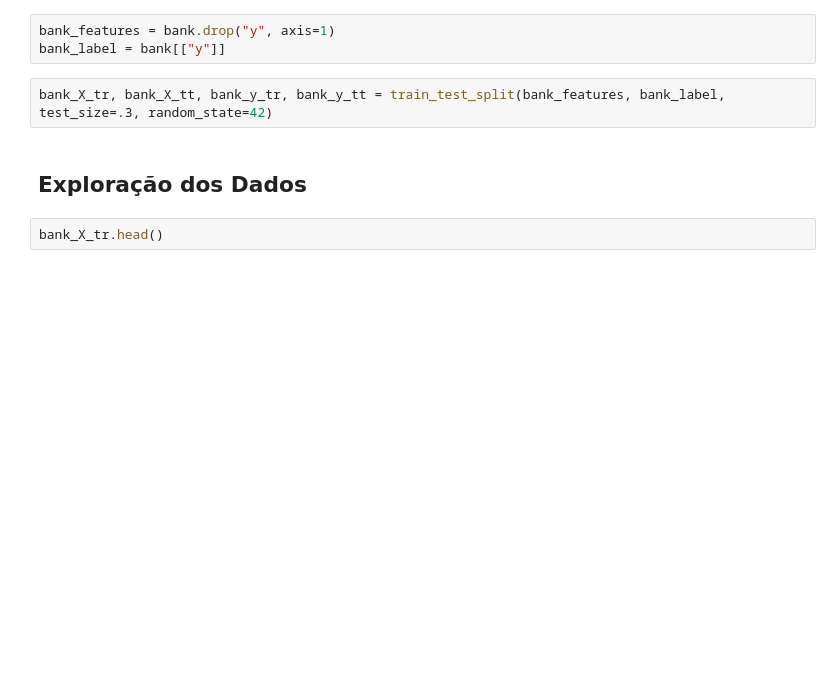
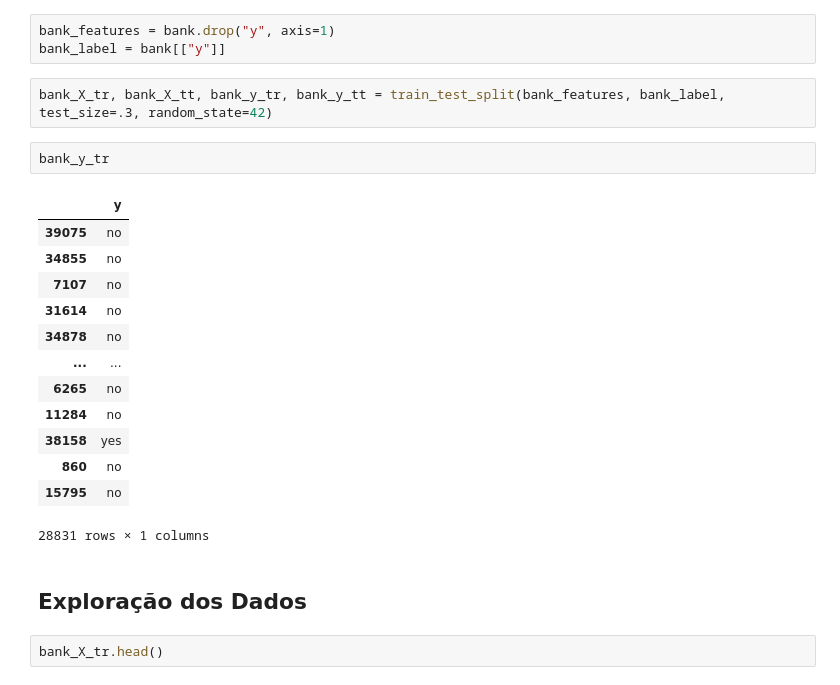
Before and after one commit to silasge/bank-marketing, a Jupyter notebook: notebooks/bank_marketing.ipynb, the cells around one changed output. Cells and saved outputs as stored; diff of their text form; blank space fills up the shorter version.

```diff
--- a/notebooks/bank_marketing.ipynb
+++ b/notebooks/bank_marketing.ipynb
@@ -39,6 +39,22 @@ bank_features = bank.drop("y", axis=1)
 bank_label = bank[["y"]]
 # %%
 bank_X_tr, bank_X_tt, bank_y_tr, bank_y_tt = train_test_split(bank_features, bank_label, test_size=.3, random_state=42)
+# %%
+bank_y_tr
+# %% [output]
+|  | y |
+| 39075 | no |
+| 34855 | no |
+| 7107 | no |
+| 31614 | no |
+| 34878 | no |
+| ... | ... |
+| 6265 | no |
+| 11284 | no |
+| 38158 | yes |
+| 860 | no |
+| 15795 | no |
+28831 rows × 1 columns
 # %% [markdown]
 ## Exploração dos Dados
 # %%
```
Also changed, not shown: parts of 8 cells of this notebook.
